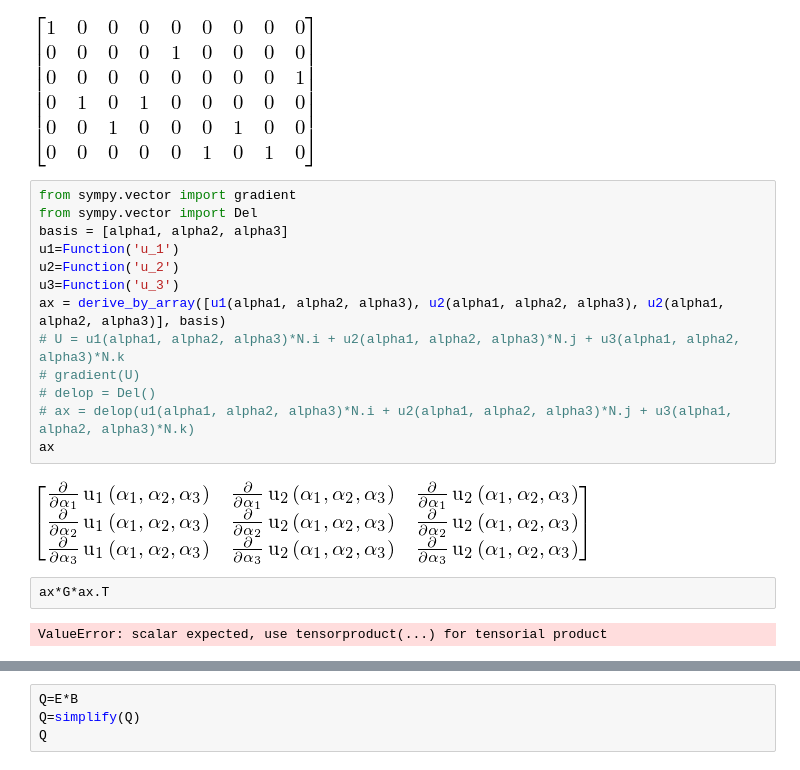
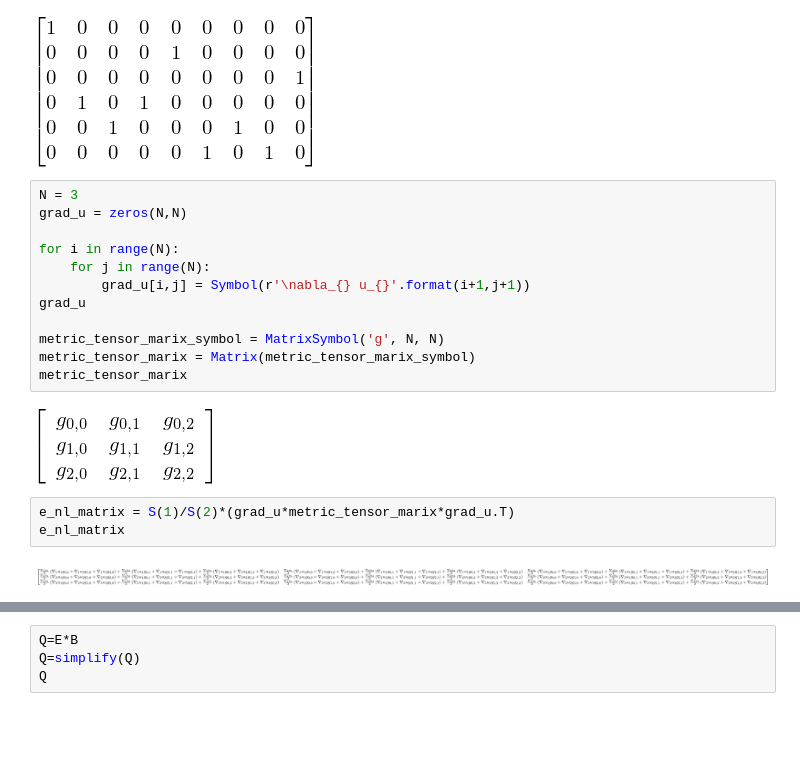
Before and after one commit to tarashor/vibrations, a Jupyter notebook: py2/All geometries.ipynb, the cells around one changed output, grey strips where cells are left out. Cells and saved outputs as stored; diff of their text form; blank space fills up the shorter version.

```diff
--- a/py2/All geometries.ipynb
+++ b/py2/All geometries.ipynb
@@ -572,22 +593,22 @@ E[5,7]=1
 E
 # %% [output]
 [figure]
-# %%
-from sympy.vector import gradient
-from sympy.vector import Del
-basis = [alpha1, alpha2, alpha3]
-u1=Function('u_1')
-u2=Function('u_2')
-u3=Function('u_3')
-ax = derive_by_array([u1(alpha1, alpha2, alpha3), u2(alpha1, alpha2, alpha3), u2(alpha1, alpha2, alpha3)], basis)
-# U = u1(alpha1, alpha2, alpha3)*N.i + u2(alpha1, alpha2, alpha3)*N.j + u3(alpha1, alpha2, alpha3)*N.k
-# gradient(U)
-# delop = Del()
-# ax = delop(u1(alpha1, alpha2, alpha3)*N.i + u2(alpha1, alpha2, alpha3)*N.j + u3(alpha1, alpha2, alpha3)*N.k)
-ax
-# %% [output]
-[figure, removed]
-# %%
-ax*G*ax.T
-# %% [output]
-ValueError: scalar expected, use tensorproduct(...) for tensorial product
+# %%
+N = 3
+grad_u = zeros(N,N)
+
+for i in range(N):
+    for j in range(N):
+        grad_u[i,j] = Symbol(r'\nabla_{} u_{}'.format(i+1,j+1))
+grad_u
+
+metric_tensor_marix_symbol = MatrixSymbol('g', N, N)
+metric_tensor_marix = Matrix(metric_tensor_marix_symbol)
+metric_tensor_marix
+# %% [output]
+[figure, added]
+# %%
+e_nl_matrix = S(1)/S(2)*(grad_u*metric_tensor_marix*grad_u.T)
+e_nl_matrix
+# %% [output]
+[figure, added]
```
Also changed, not shown: parts of 10 cells of this notebook, 4 other files.
